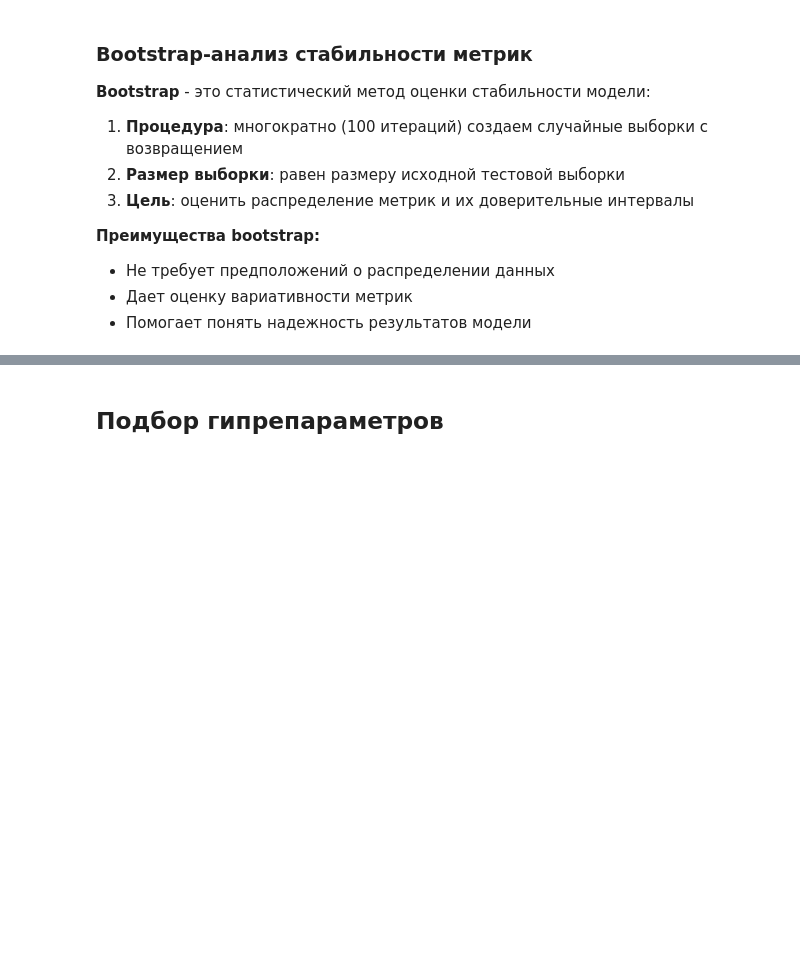
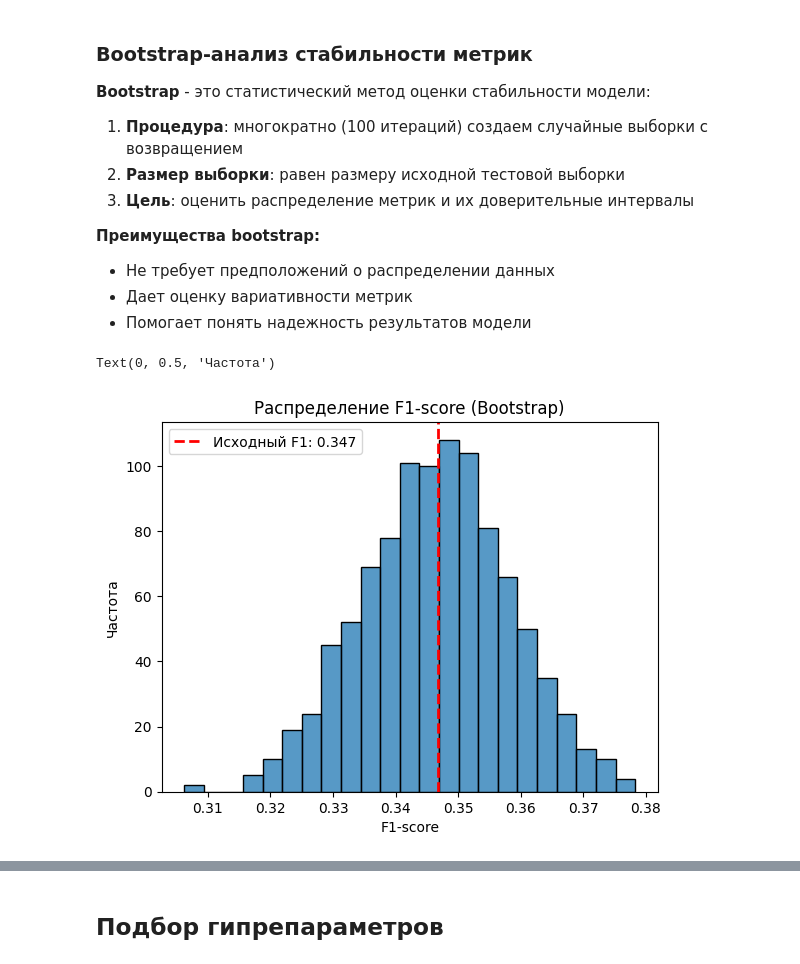
Before and after one commit to NickOsipov/otus-validation, a Jupyter notebook: notebooks/work.ipynb, the cells around one changed output, grey strips where cells are left out. Cells and saved outputs as stored; diff of their text form; code cells hidden in the pictures; blank space fills up the shorter version.

```diff
--- a/notebooks/work.ipynb
+++ b/notebooks/work.ipynb
@@ -264,3 +276,18 @@ ax.set_ylabel('Частота');
+# %%
+# Строим гистограмму распределения F1-score
+ax = sns.histplot(x=scores["F1"])
+
+# Добавляем вертикальную линию для исходного значения F1
+ax.axvline(
+    x=F1, color="red", linestyle="dashed", linewidth=2, label=f"Исходный F1: {F1:.3f}"
+)
+ax.legend()
+ax.set_title("Распределение F1-score (Bootstrap)")
+ax.set_xlabel("F1-score")
+ax.set_ylabel("Частота")
+# %% [output]
+Text(0, 0.5, 'Частота')
+[figure, added]
 # %%
 # Вычисляем статистики распределения F1-score
 f1_mean = scores["F1"].mean()
```
Also changed, not shown: parts of 33 cells of this notebook.
